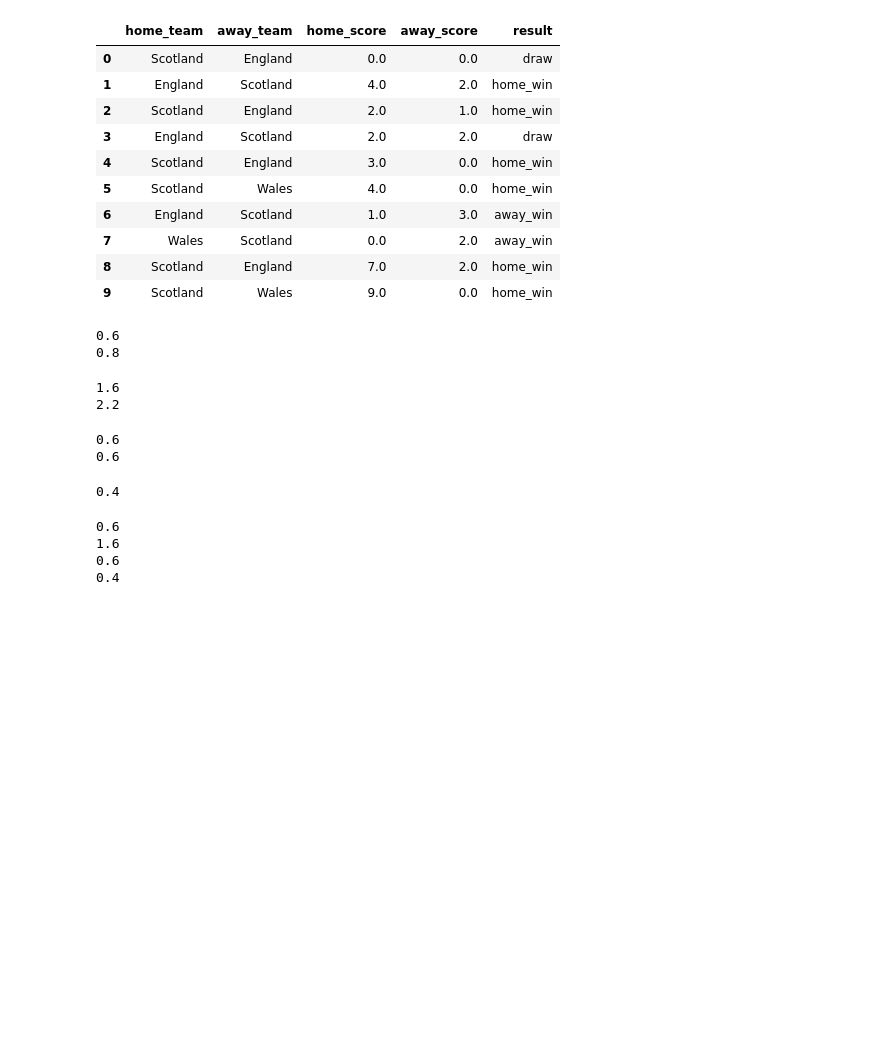
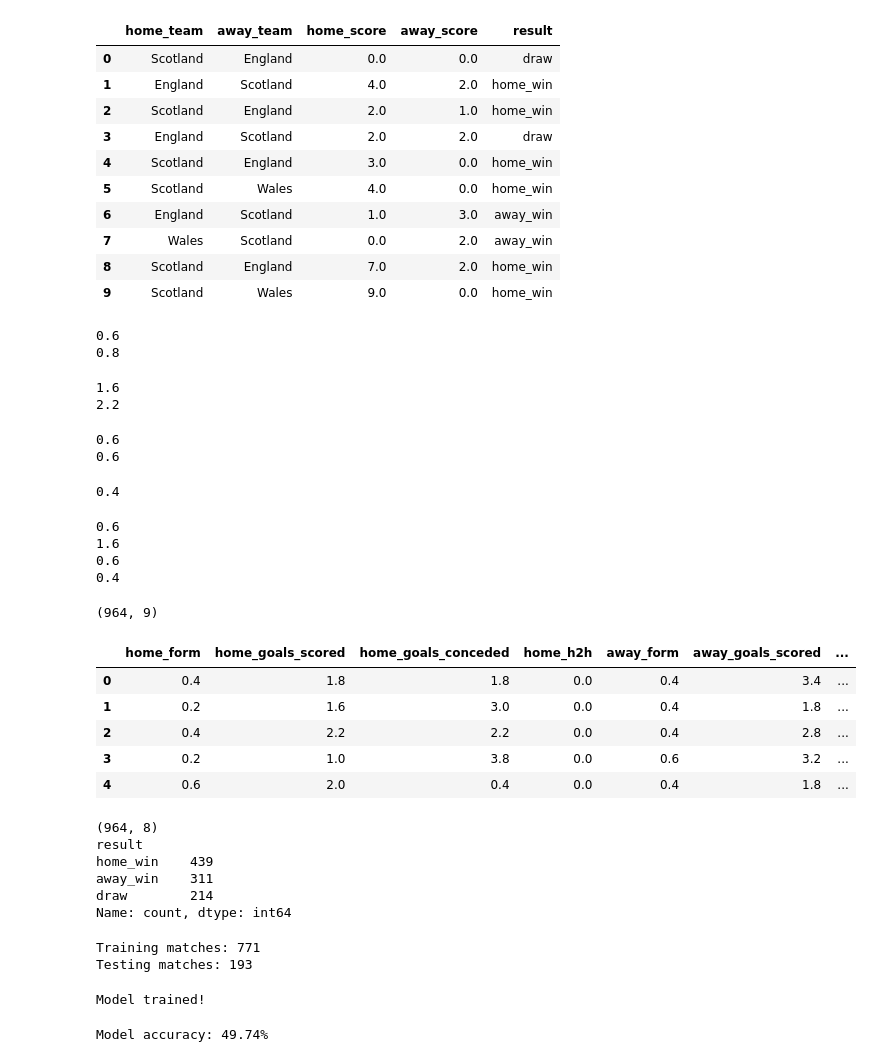
Before and after one commit to ahmedab899/worldcup-predictor, a Jupyter notebook: notebooks/Untitled.ipynb, the cells around one changed output. Cells and saved outputs as stored; diff of their text form; code cells hidden in the pictures; blank space fills up the shorter version.

Commit message:
build training dataset and train first random forest model - 49.74% accuracy

```diff
--- a/notebooks/Untitled.ipynb
+++ b/notebooks/Untitled.ipynb
@@ -240,3 +240,78 @@ print(get_head_to_head('Brazil', 'Argentina', '2022-12-18'))
 1.6
 0.6
 0.4
+# %%
+world_cup = df[df['tournament'] == 'FIFA World Cup'].copy()
+
+rows = []
+
+for _, match in world_cup.iterrows():
+    home = match['home_team']
+    away = match['away_team']
+    date = match['date']
+
+    row = {
+        'home_form': get_recent_form(home, date),
+        'home_goals_scored': get_avg_goals_scored(home, date),
+        'home_goals_conceded': get_avg_goals_conceded(home, date),
+        'home_h2h': get_head_to_head(home, away, date),
+        'away_form': get_recent_form(away, date),
+        'away_goals_scored': get_avg_goals_scored(away, date),
+        'away_goals_conceded': get_avg_goals_conceded(away, date),
+        'away_h2h': get_head_to_head(away, home, date),
+        'result': match['result']
+}
+    rows.append(row)
+
+training_data = pd.DataFrame(rows)
+print(training_data.shape)
+training_data.head()
+# %% [output]
+(964, 9)
+|  | home_form | home_goals_scored | home_goals_conceded | home_h2h | away_form | away_goals_scored | ... |
+| 0 | 0.4 | 1.8 | 1.8 | 0.0 | 0.4 | 3.4 | ... |
+| 1 | 0.2 | 1.6 | 3.0 | 0.0 | 0.4 | 1.8 | ... |
+| 2 | 0.4 | 2.2 | 2.2 | 0.0 | 0.4 | 2.8 | ... |
+| 3 | 0.2 | 1.0 | 3.8 | 0.0 | 0.6 | 3.2 | ... |
+| 4 | 0.6 | 2.0 | 0.4 | 0.0 | 0.4 | 1.8 | ... |
+# %%
+X = training_data.drop(columns=['result'])
+y = training_data['result']
+
+print(X.shape)
+print(y.value_counts())
+# %% [output]
+(964, 8)
+result
+home_win    439
+away_win    311
+draw        214
+Name: count, dtype: int64
+# %%
+from sklearn.model_selection import train_test_split
+
+X_train, X_test, y_train, y_test = train_test_split(X, y, test_size = 0.2, random_state = 42)
+
+print(f"Training matches: {len(X_train)}")
+print(f"Testing matches: {len(X_test)}")
+# %% [output]
+Training matches: 771
+Testing matches: 193
+# %%
+from sklearn.ensemble import RandomForestClassifier
+
+model = RandomForestClassifier(n_estimators = 100, random_state= 42)
+model.fit(X_train, y_train)
+
+print("Model trained!")
+# %% [output]
+Model trained!
+# %%
+from sklearn.metrics import accuracy_score
+
+y_pred = model.predict(X_test)
+accuracy = accuracy_score(y_test, y_pred)
+
+print(f"Model accuracy: {round(accuracy * 100, 2)}%")
+# %% [output]
+Model accuracy: 49.74%
```
Also changed, not shown: parts of 1 cell of this notebook.
